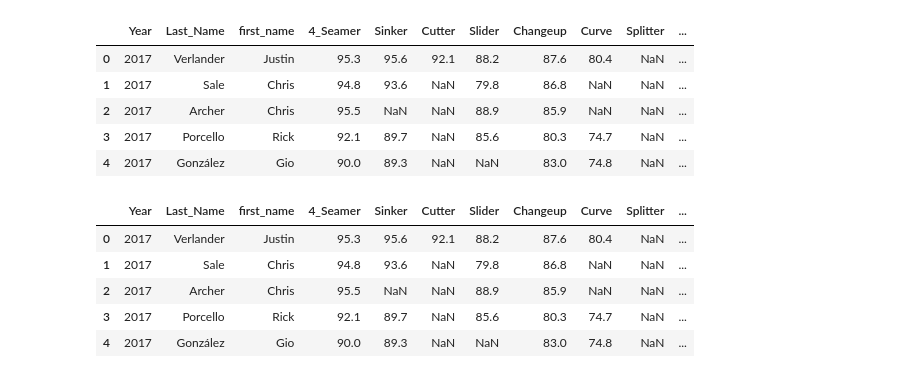
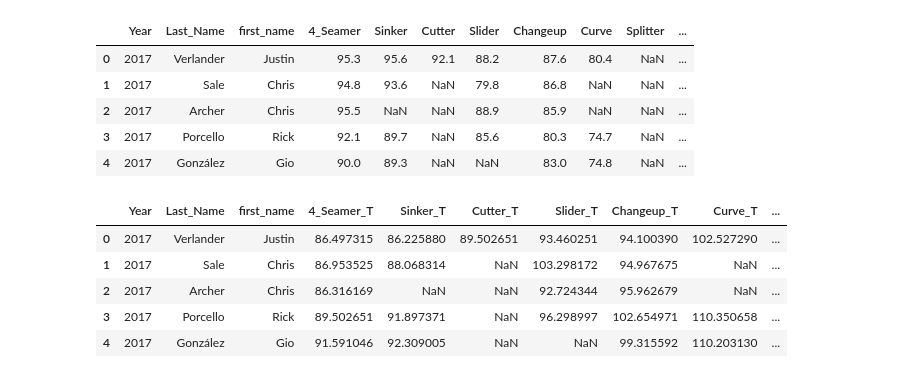
Before and after one commit to MireyNM/Predict_Future_MLB_Stats, a Jupyter notebook: Code/pitchers_data.ipynb, the cells around one changed output. Drawn from its saved outputs; the diff is of its cells as text; code cells hidden in the pictures.

Commit message:
Code to create pitch_time DF

```diff
--- a/Code/pitchers_data.ipynb
+++ b/Code/pitchers_data.ipynb
@@ -137,18 +132,18 @@ The number of columns in pitch dataset are: 11
 # %% [markdown]
 # Calculate the time
 # %%
-# Distance between pitcher & home base is 78 inches
-d=78/63360
+# Distance between pitcher & home base is 18 mmeter
+d=60.5/3.281
 # %%
-# Calculate the time of picthing between the pitcher & the home base
-pitch_df['4_Seamer_T']= (d/pitch_df['4_Seamer'])*3600
-pitch_df['Sinker_T']= (d/pitch_df['Sinker'])*3600
-pitch_df['Cutter_T']= (d/pitch_df['Cutter'])*3600
-pitch_df['Slider_T']= (d/pitch_df['Slider'])*3600
-pitch_df['Changeup_T']= (d/pitch_df['Changeup'])*3600
-pitch_df['Curve_T']= (d/pitch_df['Curve'])*3600
-pitch_df['Splitter_T']= (d/pitch_df['Splitter'])*3600
-pitch_df['Knuckle_T']= (d/pitch_df['Knuckle'])*3600
+# Calculate the time of picthing between the pitcher & the home base in second
+pitch_df['4_Seamer_T']= (d/pitch_df['4_Seamer']*0.44704)*1000
+pitch_df['Sinker_T']= (d/pitch_df['Sinker']*0.44704)*1000
+pitch_df['Cutter_T']= (d/pitch_df['Cutter']*0.44704)*1000
+pitch_df['Slider_T']= (d/pitch_df['Slider']*0.44704)*1000
+pitch_df['Changeup_T']= (d/pitch_df['Changeup']*0.44704)*1000
+pitch_df['Curve_T']= (d/pitch_df['Curve']*0.44704)*1000
+pitch_df['Splitter_T']= (d/pitch_df['Splitter']*0.44704)*1000
+pitch_df['Knuckle_T']= (d/pitch_df['Knuckle']*0.44704)*1000
 pitch_df.head()
 # %% [output]
 |  | Year | Last_Name | first_name | 4_Seamer | Sinker | Cutter | Slider | Changeup | Curve | Splitter | ... |
@@ -159,15 +154,15 @@ pitch_df.head()
 | 4 | 2017 | González | Gio | 90.0 | 89.3 | NaN | NaN | 83.0 | 74.8 | NaN | ... |
 # %%
 # Create a DataFrame for the picthing time
-pitch_time_df=pitch_df.drop(['4_Seamer_T','Sinker_T','Cutter_T','Slider_T','Changeup_T','Curve_T','Splitter_T','Knuckle_T'], axis = 1, inplace = False)
+pitch_time_df=pitch_df.drop(['4_Seamer','Sinker','Cutter','Slider','Changeup','Curve','Splitter','Knuckle'], axis = 1, inplace = False)
 pitch_time_df.head()
 # %% [output]
-|  | Year | Last_Name | first_name | 4_Seamer | Sinker | Cutter | Slider | Changeup | Curve | Splitter | ... |
-| 0 | 2017 | Verlander | Justin | 95.3 | 95.6 | 92.1 | 88.2 | 87.6 | 80.4 | NaN | ... |
-| 1 | 2017 | Sale | Chris | 94.8 | 93.6 | NaN | 79.8 | 86.8 | NaN | NaN | ... |
-| 2 | 2017 | Archer | Chris | 95.5 | NaN | NaN | 88.9 | 85.9 | NaN | NaN | ... |
-| 3 | 2017 | Porcello | Rick | 92.1 | 89.7 | NaN | 85.6 | 80.3 | 74.7 | NaN | ... |
-| 4 | 2017 | González | Gio | 90.0 | 89.3 | NaN | NaN | 83.0 | 74.8 | NaN | ... |
+|  | Year | Last_Name | first_name | 4_Seamer_T | Sinker_T | Cutter_T | Slider_T | Changeup_T | Curve_T | ... |
+| 0 | 2017 | Verlander | Justin | 86.497315 | 86.225880 | 89.502651 | 93.460251 | 94.100390 | 102.527290 | ... |
+| 1 | 2017 | Sale | Chris | 86.953525 | 88.068314 | NaN | 103.298172 | 94.967675 | NaN | ... |
+| 2 | 2017 | Archer | Chris | 86.316169 | NaN | NaN | 92.724344 | 95.962679 | NaN | ... |
+| 3 | 2017 | Porcello | Rick | 89.502651 | 91.897371 | NaN | 96.298997 | 102.654971 | 110.350658 | ... |
+| 4 | 2017 | González | Gio | 91.591046 | 92.309005 | NaN | NaN | 99.315592 | 110.203130 | ... |
 # %%
 # Export DataFrame to csv
 pitch_time_df.to_csv('../Data/Clean_Data/pitch_time_df.csv', index=False)
```
Also changed, not shown: parts of 1 cell of this notebook.
